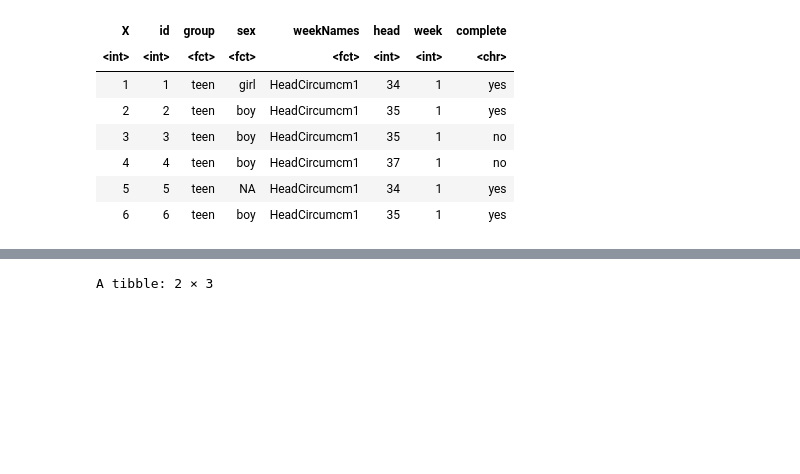
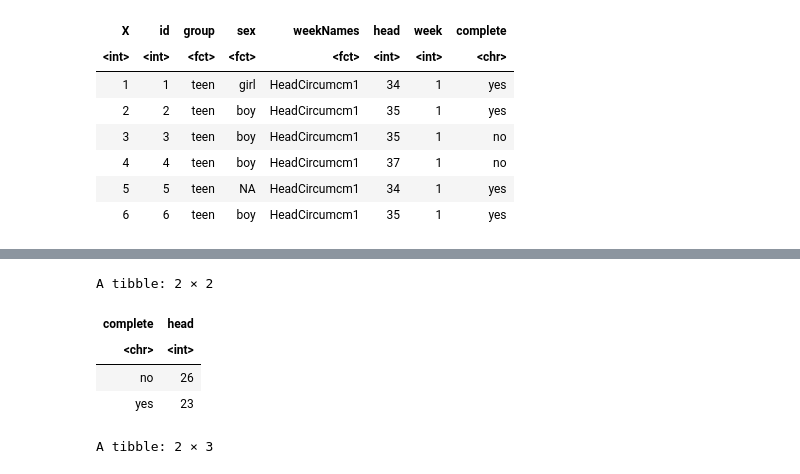
Before and after one commit to notblank/AA-leche-humana, a Jupyter notebook: Missing at random.ipynb, the cells around one changed output, grey strips where cells are left out. Saved outputs shown, nothing was run; the diff lists cells and outputs as text; code cells hidden in the pictures; blank space fills up the shorter version.

```diff
--- a/Missing at random.ipynb
+++ b/Missing at random.ipynb
@@ -260,3 +267,12 @@ A tibble: 2 × 3
+# %%
+headCLongComplete %>% filter(!is.na(sex), week == 1) %>% group_by(complete) %>%
+    summarise(head = sum(!is.na(head)))
+# %% [output]
+A tibble: 2 × 2
+| complete | head |
+| <chr> | <int> |
+| no | 26 |
+| yes | 23 |
 # %%
 headCLongComplete %>% filter(!is.na(sex), week == 1) %>% group_by(complete) %>%
                     summarise(headMean = round(mean(head, na.rm = T), 2),
```
Also changed, not shown: parts of 10 cells of this notebook.
